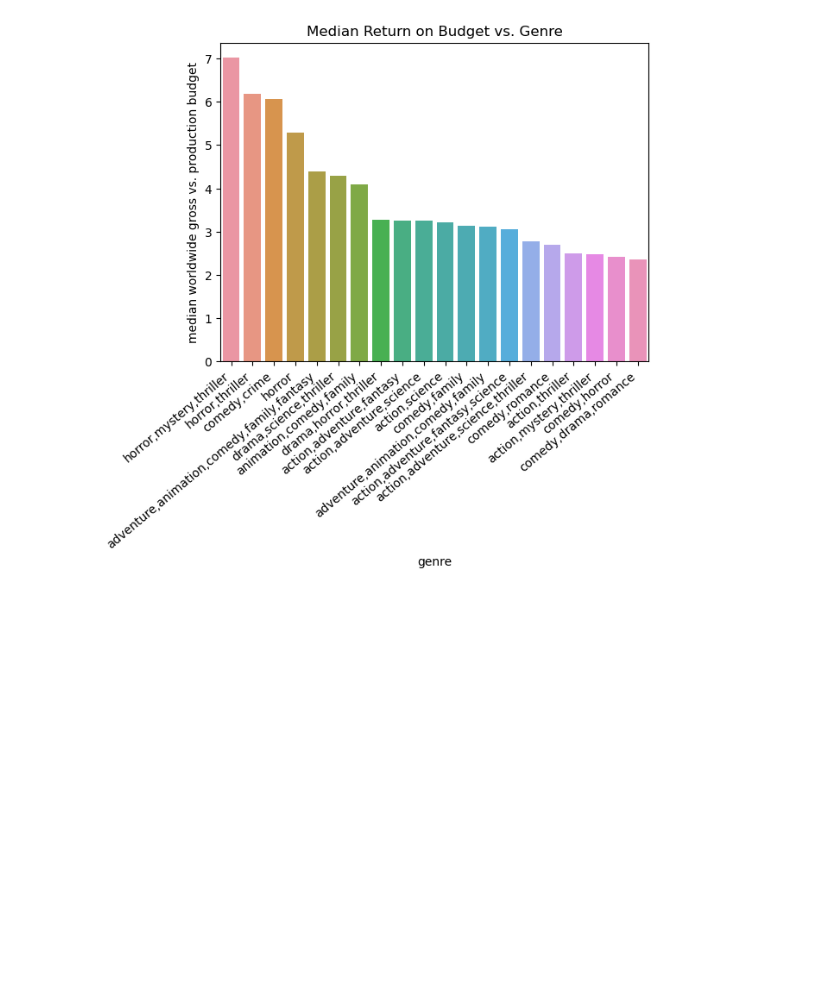
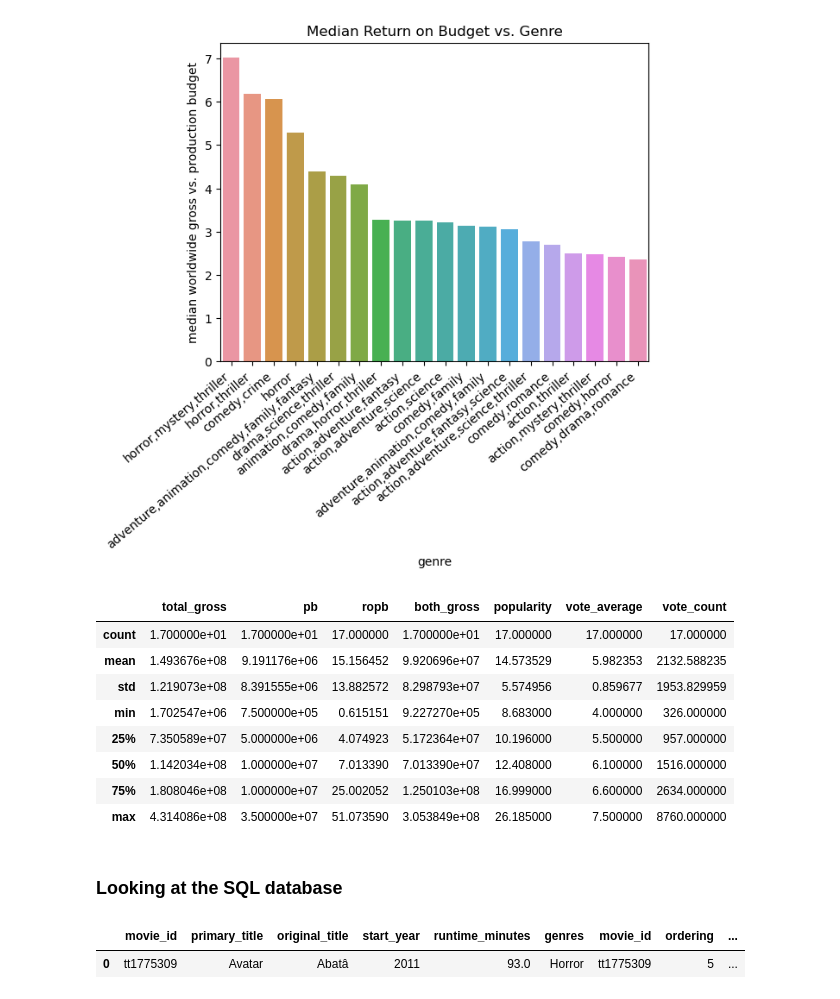
Before and after one commit to bkokin/semester_1_capstone, a Jupyter notebook: exploratory_work/hanwen_exploratory.ipynb, the cells around one changed output. Saved outputs shown, nothing was run; the diff lists cells and outputs as text; code cells hidden in the pictures; blank space fills up the shorter version.

```diff
--- a/exploratory_work/hanwen_exploratory.ipynb
+++ b/exploratory_work/hanwen_exploratory.ipynb
@@ -395,3 +399,17 @@ plt.xticks(rotation=40, horizontalalignment='right')
 None
 # %% [output]
 [figure]
+# %%
+budget_genre[budget_genre.genre == 'horror,mystery,thriller'].describe()
+# %% [output]
+|  | total_gross | pb | ropb | both_gross | popularity | vote_average | vote_count |
+| count | 1.700000e+01 | 1.700000e+01 | 17.000000 | 1.700000e+01 | 17.000000 | 17.000000 | 17.000000 |
+| mean | 1.493676e+08 | 9.191176e+06 | 15.156452 | 9.920696e+07 | 14.573529 | 5.982353 | 2132.588235 |
+| std | 1.219073e+08 | 8.391555e+06 | 13.882572 | 8.298793e+07 | 5.574956 | 0.859677 | 1953.829959 |
+| min | 1.702547e+06 | 7.500000e+05 | 0.615151 | 9.227270e+05 | 8.683000 | 4.000000 | 326.000000 |
+| 25% | 7.350589e+07 | 5.000000e+06 | 4.074923 | 5.172364e+07 | 10.196000 | 5.500000 | 957.000000 |
+| 50% | 1.142034e+08 | 1.000000e+07 | 7.013390 | 7.013390e+07 | 12.408000 | 6.100000 | 1516.000000 |
+| 75% | 1.808046e+08 | 1.000000e+07 | 25.002052 | 1.250103e+08 | 16.999000 | 6.600000 | 2634.000000 |
+| max | 4.314086e+08 | 3.500000e+07 | 51.073590 | 3.053849e+08 | 26.185000 | 7.500000 | 8760.000000 |
+# %% [markdown]
+### Looking at the SQL database
@@ -397,0 +418,13 @@ None
+# %%
+pd.read_sql('''
+select *
+from movie_basics
+inner join principals
+on movie_basics.movie_id = principals.movie_id
+inner join persons
+on principals.person_id = persons.person_id
+where primary_title = 'Avatar' and category = 'director';
+''', con)
+# %% [output]
+|  | movie_id | primary_title | original_title | start_year | runtime_minutes | genres | movie_id | ordering | ... |
+| 0 | tt1775309 | Avatar | Abatâ | 2011 | 93.0 | Horror | tt1775309 | 5 | ... |
```
Also changed, not shown: parts of 11 cells of this notebook.
